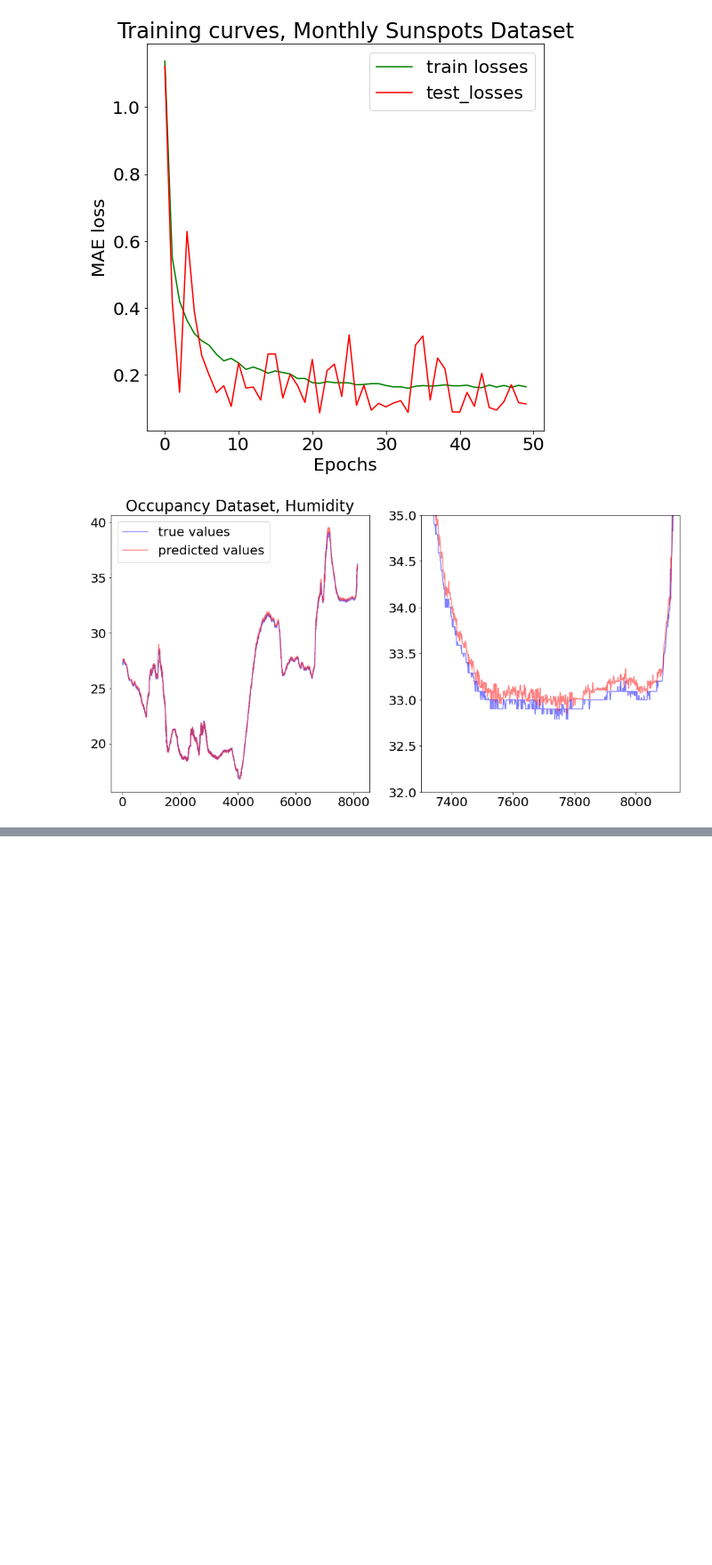
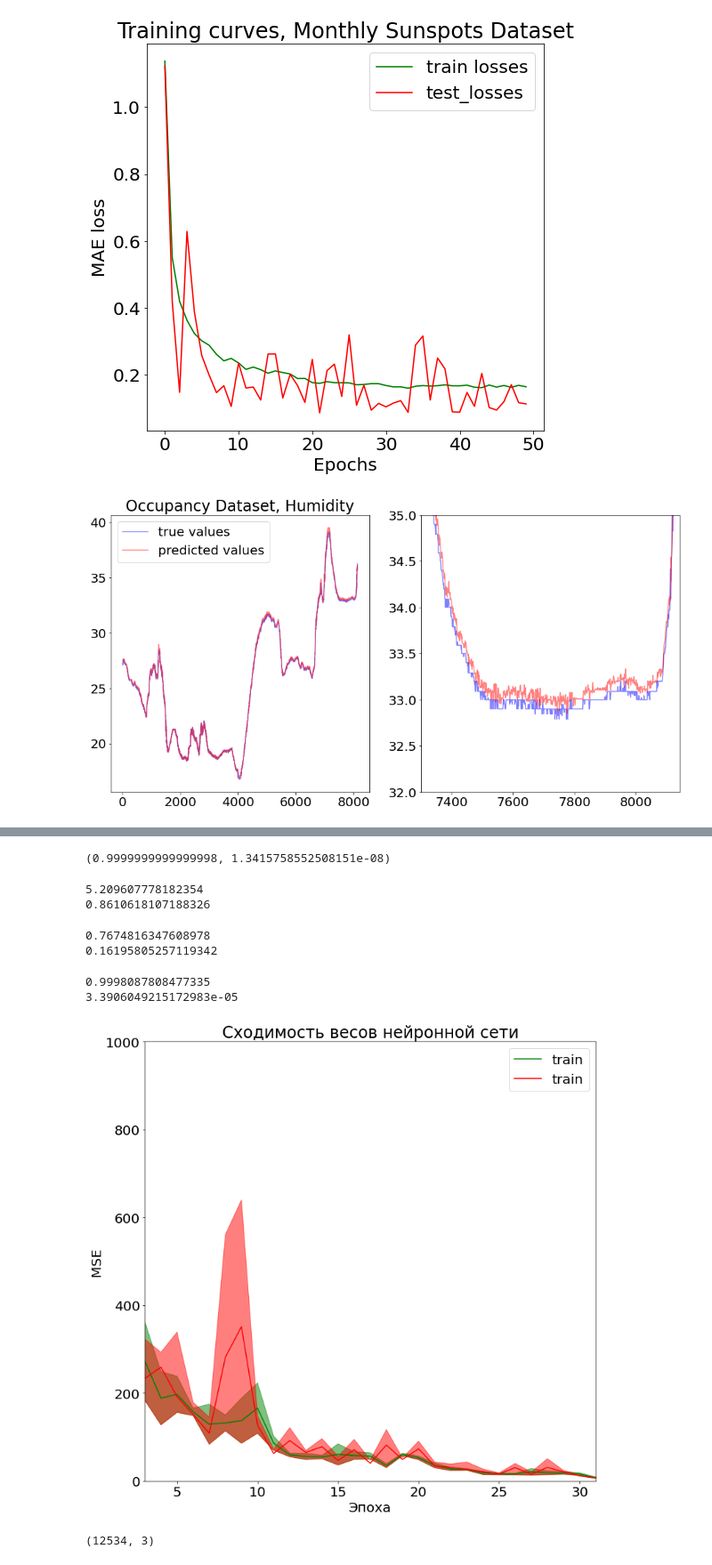
Before and after one commit to Intelligent-Systems-Phystech/GeometricAlgebra, a Jupyter notebook: code/Experiment.ipynb, the cells around one changed output, grey strips where cells are left out. Shown at 89% size. Drawn from its saved outputs; the diff is of its cells as text; code cells hidden in the pictures; blank space fills up the shorter version.

```diff
--- a/code/Experiment.ipynb
+++ b/code/Experiment.ipynb
@@ -676,0 +1012,4 @@ sin(2*pi/5)
+# %%
+BATCH_SIZE = 64
+EPOCHS =21
+LR = 1e-4
@@ -676,0 +1030,7 @@ sin(2*pi/5)
+# %%
+if torch.cuda.is_available():
+    device = "cuda:0"
+else:
+    device = "cpu"
+
+device = torch.device(device)
@@ -676,0 +1091,4 @@ sin(2*pi/5)
+# %%
+model = FullyConnectedMLP(384, [512, 1024, 512, 256, 128], 1).to(device)
+train_losses, test_losses = train_model(model, train_loader, test_loader, batch_size = BATCH_SIZE, epochs = EPOCHS, lr = LR, \
+                                       verbose = True)
@@ -676,0 +1115,2 @@ sin(2*pi/5)
+# %%
+results.append([train_losses, test_losses])
@@ -676,0 +1124,6 @@ sin(2*pi/5)
+# %%
+
+
+pearsonr(x = [1, 2, 3], y = [2, 4, 6])
+# %% [output]
+(0.9999999999999998, 1.3415758552508151e-08)
@@ -676,0 +1139,50 @@ sin(2*pi/5)
+# %%
+print(np.array(mse).mean())
+print(np.array(mse).std())
+# %% [output]
+5.209607778182354
+0.8610618107188326
+# %%
+print(np.array(mae).mean())
+print(np.array(mae).std())
+# %% [output]
+0.7674816347608978
+0.16195805257119342
+# %%
+print(np.array(pearson).mean())
+print(np.array(pearson).std())
+# %% [output]
+0.9998087808477335
+3.3906049215172983e-05
+# %%
+e1, e2, e3 = results
+train = np.array([e1[0], e2[0], e3[0]])
+test = np.array([e1[1], e2[1], e3[1]])
+mean_tr = train.mean(axis = 0)
+std_tr = train.std(axis = 0)
+
+mean_test = test.mean(axis = 0)
+std_test = test.std(axis = 0)
+
+plt.figure(figsize = (12, 12))
+plt.title('Сходимость весов нейронной сети')
+
+l = np.arange(1, 32)
+plt.plot(l, mean_tr, label = 'train', color = 'green')
+plt.fill_between(l, mean_tr + std_tr, mean_tr - std_tr, color = 'green', alpha = 0.5)
+
+plt.plot(l, mean_test, label = 'train', color = 'red')
+plt.fill_between(l, mean_test + std_test, mean_tr - std_tr, color = 'red', alpha = 0.5)
+plt.legend(loc = 'best')
+
+plt.ylim(0, 1000)
+plt.ylabel('MSE')
+plt.xlabel('Эпоха')
+plt.xlim(3, 31)
+plt.show()
+# %% [output]
+[figure, added]
+# %%
+absolute_prediction.shape
+# %% [output]
+(12534, 3)
```
Also changed, not shown: parts of 63 cells of this notebook.
